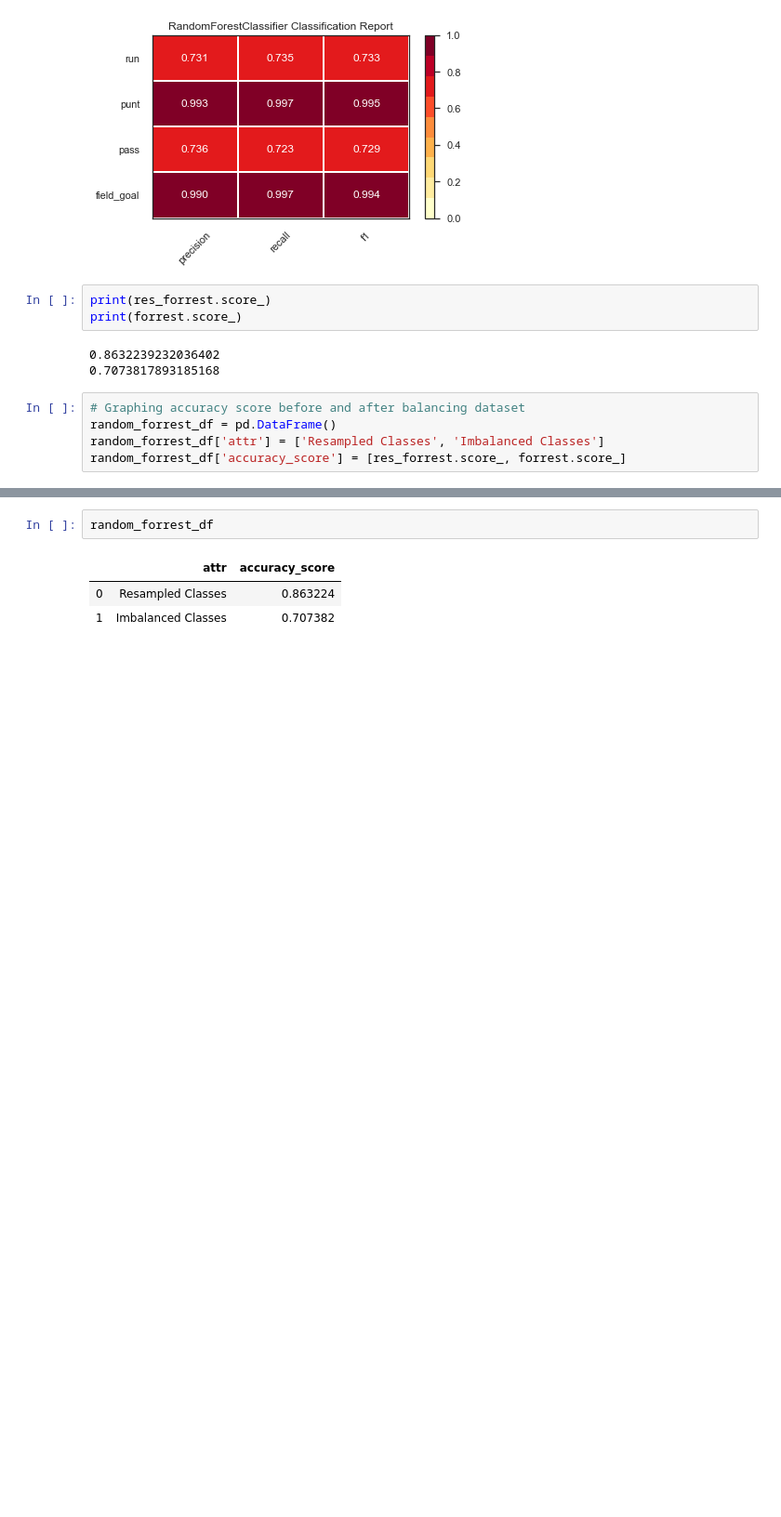
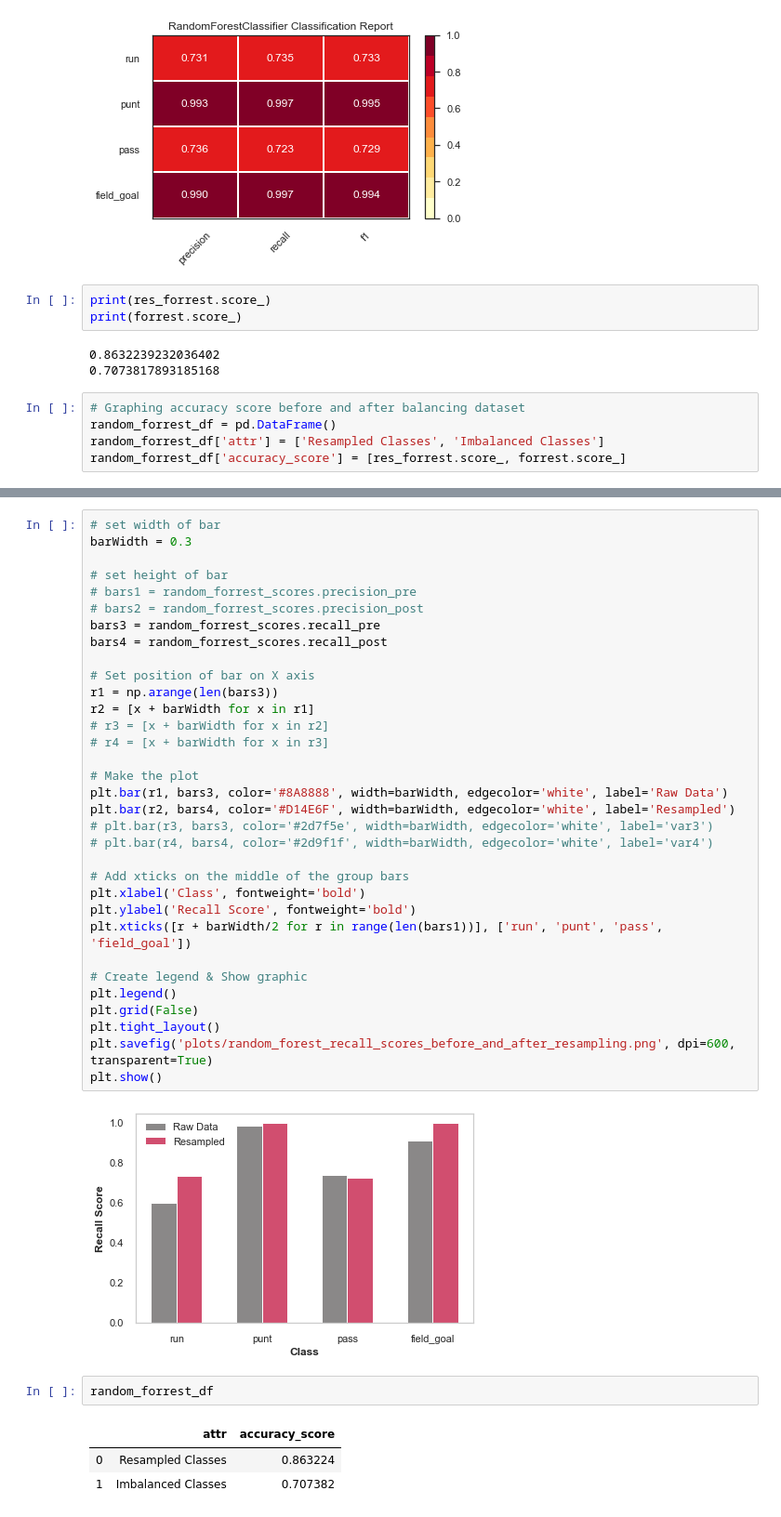
Before and after one commit to tiroger/Prediciting_NFL_Stats_ML, a Jupyter notebook: Model_build_all_plays.ipynb, the cells around one changed output, grey strips where cells are left out. Shown at 93% size. Drawn from its saved outputs; the diff is of its cells as text; blank space fills up the shorter version.

```diff
--- a/Model_build_all_plays.ipynb
+++ b/Model_build_all_plays.ipynb
@@ -654,3 +752,38 @@ random_forrest_df['accuracy_score'] = [res_forrest.score_, forrest.score_]
+# %%
+# set width of bar
+barWidth = 0.3
+
+# set height of bar
+# bars1 = random_forrest_scores.precision_pre
+# bars2 = random_forrest_scores.precision_post
+bars3 = random_forrest_scores.recall_pre
+bars4 = random_forrest_scores.recall_post
+
+# Set position of bar on X axis
+r1 = np.arange(len(bars3))
+r2 = [x + barWidth for x in r1]
+# r3 = [x + barWidth for x in r2]
+# r4 = [x + barWidth for x in r3]
+
+# Make the plot
+plt.bar(r1, bars3, color='#8A8888', width=barWidth, edgecolor='white', label='Raw Data')
+plt.bar(r2, bars4, color='#D14E6F', width=barWidth, edgecolor='white', label='Resampled')
+# plt.bar(r3, bars3, color='#2d7f5e', width=barWidth, edgecolor='white', label='var3')
+# plt.bar(r4, bars4, color='#2d9f1f', width=barWidth, edgecolor='white', label='var4')
+
+# Add xticks on the middle of the group bars
+plt.xlabel('Class', fontweight='bold')
+plt.ylabel('Recall Score', fontweight='bold')
+plt.xticks([r + barWidth/2 for r in range(len(bars1))], ['run', 'punt', 'pass', 'field_goal'])
+
+# Create legend & Show graphic
+plt.legend()
+plt.grid(False)
+plt.tight_layout()
+plt.savefig('plots/random_forest_recall_scores_before_and_after_resampling.png', dpi=600, transparent=True)
+plt.show()
+# %% [output]
+[figure, added]
 # %%
 random_forrest_df
 # %% [output]
```
Also changed, not shown: parts of 9 cells of this notebook, 16 other files.
